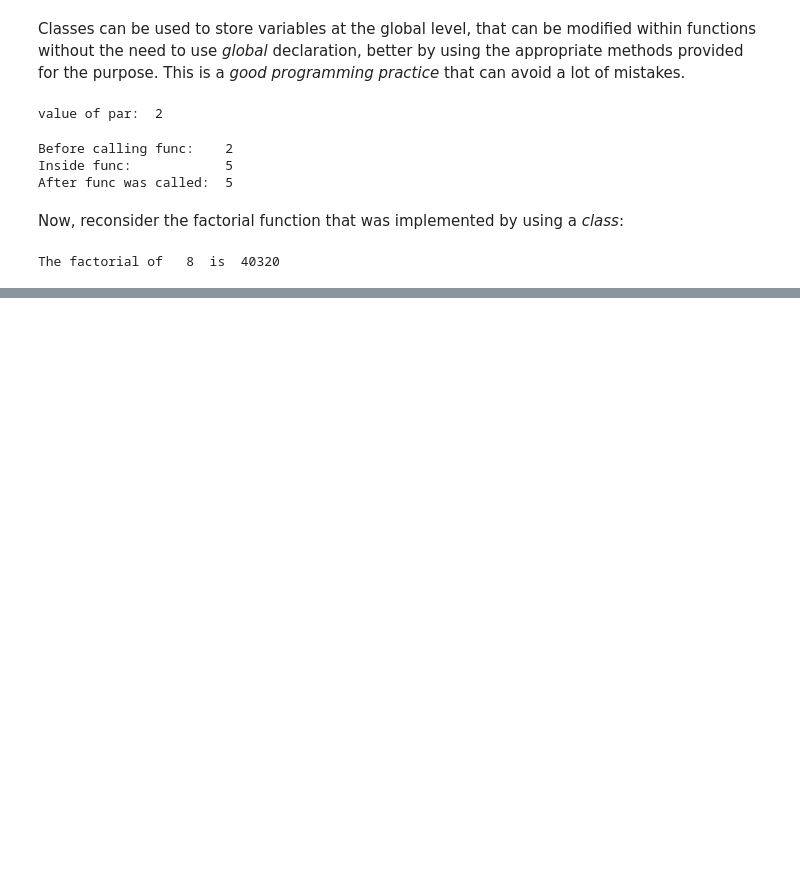
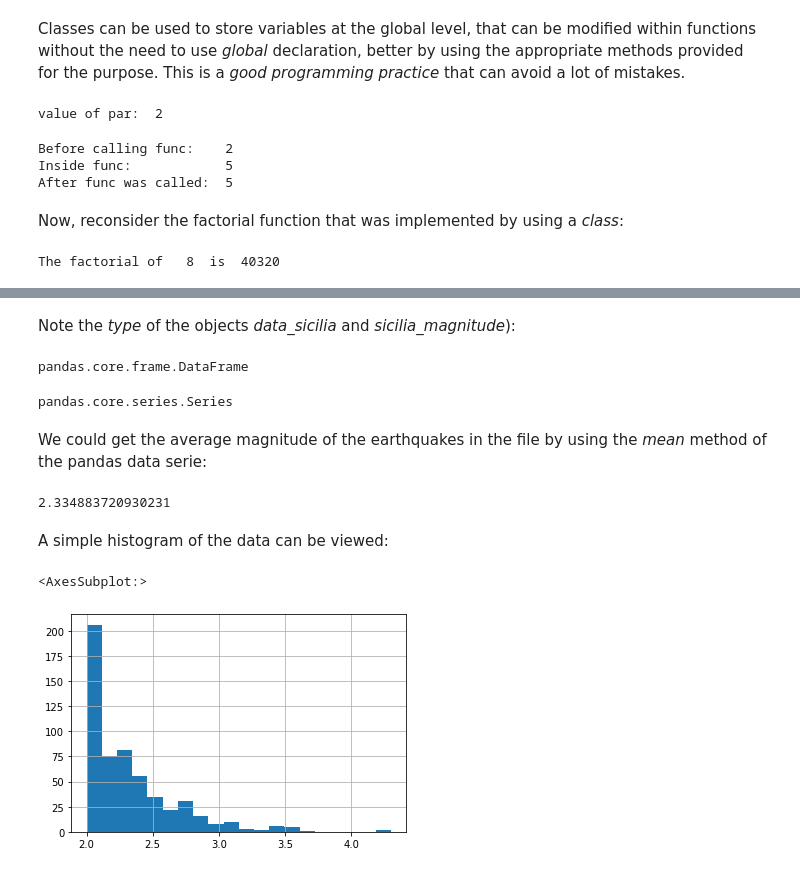
Before and after one commit to Mauro-Prencipe/Python_course_2022, a Jupyter notebook: classes.ipynb, the cells around one changed output, grey strips where cells are left out. Saved outputs shown, nothing was run; the diff lists cells and outputs as text; code cells hidden in the pictures; blank space fills up the shorter version.

```diff
--- a/classes.ipynb
+++ b/classes.ipynb
@@ -314,0 +537,2 @@ The factorial of   8  is  40320
+# %%
+data_sicilia=pd.read_csv('data_files/earthq_sicilia.dat', sep='|')
@@ -314,0 +552,2 @@ The factorial of   8  is  40320
+# %%
+sicilia_magnitude=data_sicilia['Magnitude']
@@ -314,0 +569,23 @@ The factorial of   8  is  40320
+# %% [markdown]
+Note the *type* of the objects *data_sicilia* and *sicilia_magnitude*):
+# %%
+type(data_sicilia)
+# %% [output]
+pandas.core.frame.DataFrame
+# %%
+type(sicilia_magnitude)
+# %% [output]
+pandas.core.series.Series
+# %% [markdown]
+We could get the average magnitude of the earthquakes in the file by using the *mean* method of the pandas data serie:
+# %%
+sicilia_magnitude.mean()
+# %% [output]
+2.334883720930231
+# %% [markdown]
+A simple histogram of the data can be viewed:
+# %%
+sicilia_magnitude.hist(bins=20)
+# %% [output]
+<AxesSubplot:>
+[figure, added]
```
Also changed, not shown: parts of 44 cells of this notebook, 1 other file.
